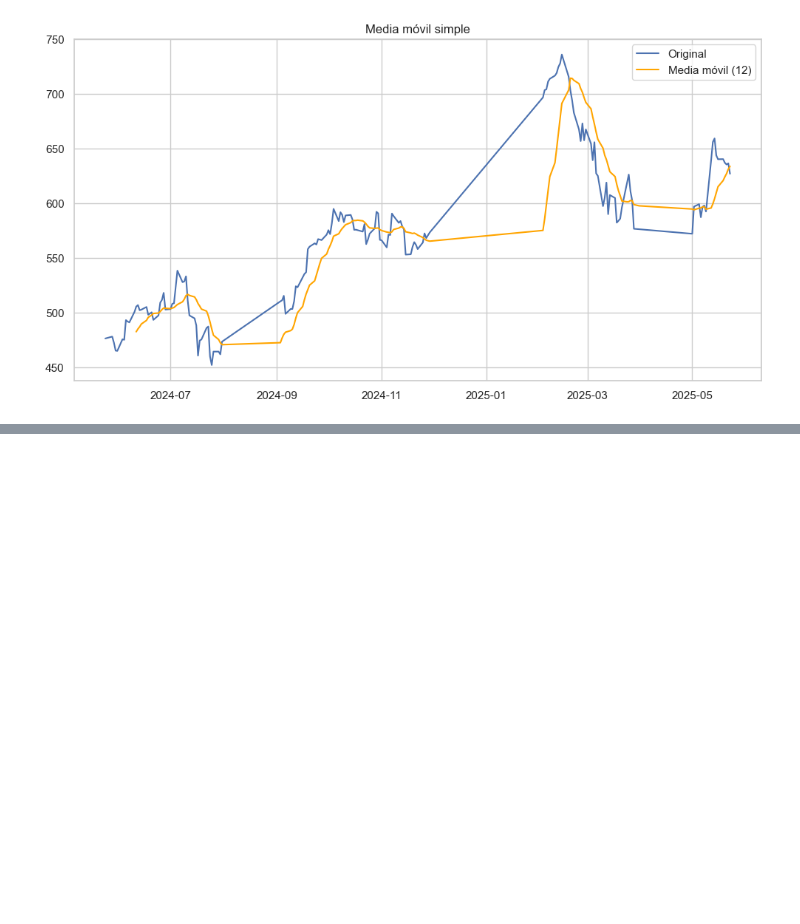
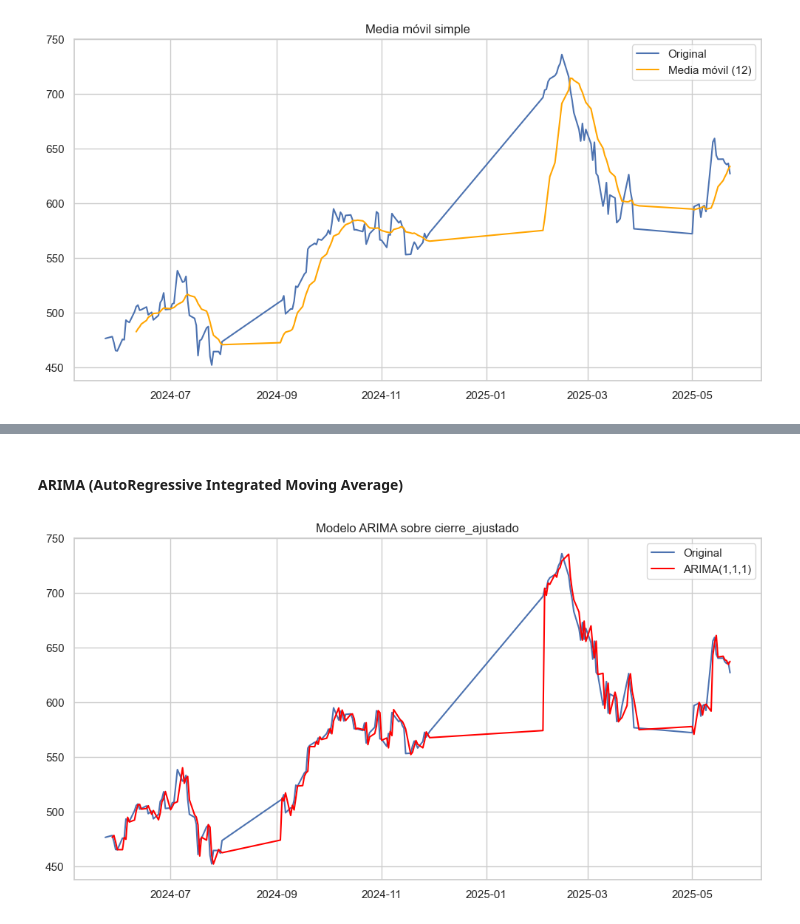
Before and after one commit to NikolTR/PIV_2025-1, a Jupyter notebook: src/piv/series_temporales_yahoo.ipynb, the cells around one changed output, grey strips where cells are left out. Cells and saved outputs as stored; diff of their text form; code cells hidden in the pictures; blank space fills up the shorter version.

```diff
--- a/src/piv/series_temporales_yahoo.ipynb
+++ b/src/piv/series_temporales_yahoo.ipynb
@@ -262,0 +263,19 @@ See the caveats in the documentation: https://pandas.pydata.org/pandas-docs/stab
+# %% [markdown]
+#### ARIMA (AutoRegressive Integrated Moving Average)
+# %%
+# Ajuste del modelo
+model_arima = ARIMA(df['cierre_ajustado'], order=(1,1,1))
+result_arima = model_arima.fit()
+
+# Predicción (alineada con el índice original)
+pred = result_arima.predict(start=df.index[1], end=df.index[-1], typ='levels')
+
+# Visualización
+plt.figure(figsize=(12,6))
+plt.plot(df['cierre_ajustado'], label='Original')
+plt.plot(df['ARIMA_pred'], label='ARIMA(1,1,1)', color='red')
+plt.title('Modelo ARIMA sobre cierre_ajustado')
+plt.legend()
+plt.show()
+# %% [output]
+[figure, added]
```
Also changed, not shown: parts of 10 cells of this notebook.
